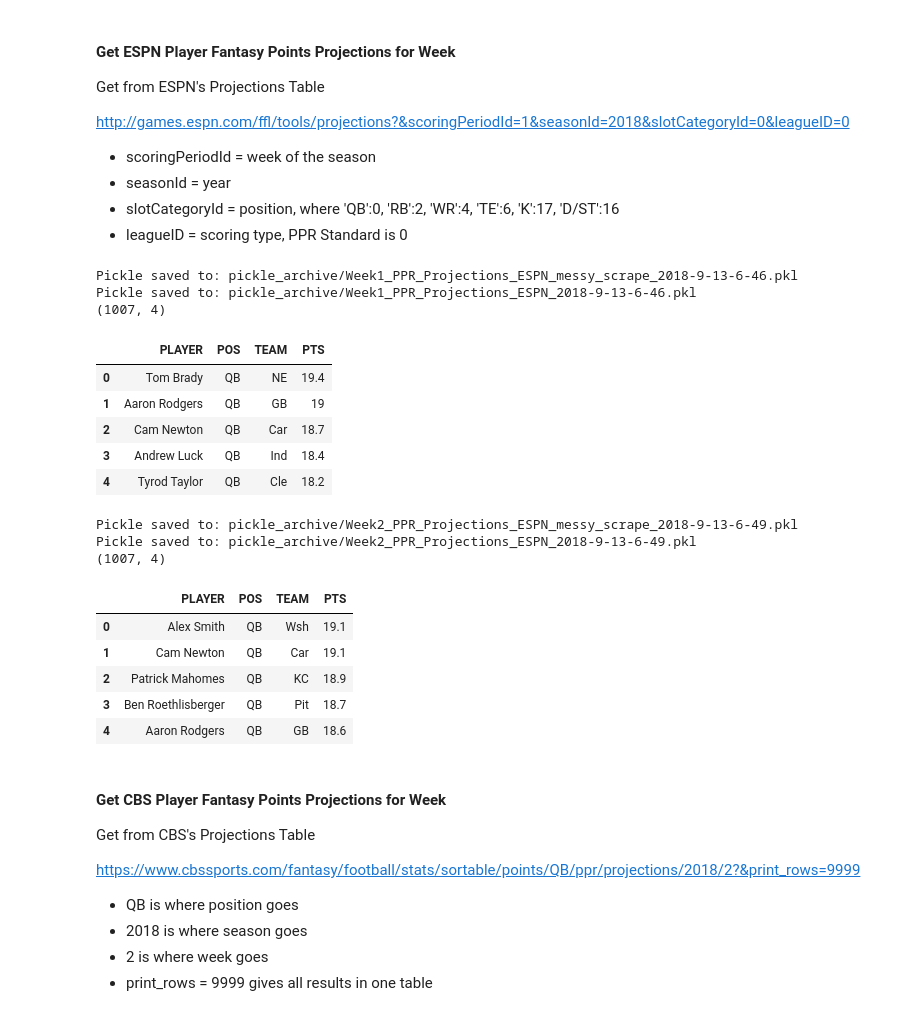
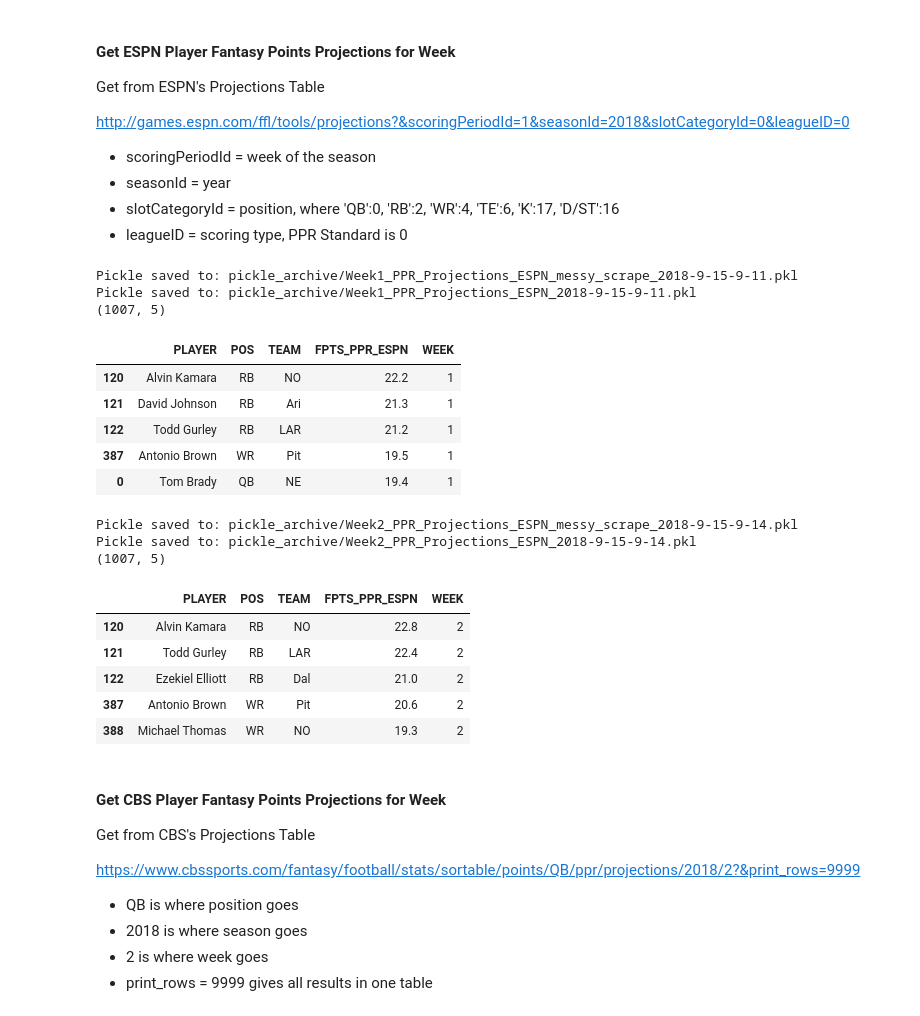
Before and after one commit to zgscherrer/Project-Fantasy-Football, a Jupyter notebook: data/Scraping Fantasy Football Data.ipynb, the cells around one changed output. Drawn from its saved outputs; the diff is of its cells as text; code cells hidden in the pictures.

```diff
--- a/data/Scraping Fantasy Football Data.ipynb
+++ b/data/Scraping Fantasy Football Data.ipynb
@@ -175,9 +179,11 @@ def format_extract_PPR_player_points_ESPN(df_scraped_ppr_espn):
     #need to remove name suffixes so can match players easier to other data - see function defined above
     df_scraped_ppr_espn['PLAYER'] = df_scraped_ppr_espn['PLAYER'].map(remove_suffixes)
 
+    #convert PTS to float type (sometimes zeros have been stored as strings)
+    df_scraped_ppr_espn['PTS'] = df_scraped_ppr_espn['PTS'].astype('float64')
 
     #for this function only extract 'PLAYER', 'POS', 'TEAM', 'PTS'
-    df_scraped_ppr_espn = df_scraped_ppr_espn[['PLAYER', 'POS', 'TEAM', 'PTS']]
+    df_scraped_ppr_espn = df_scraped_ppr_espn[['PLAYER', 'POS', 'TEAM', 'PTS', 'WEEK']].sort_values('PTS', ascending=False)
 
 
     return df_scraped_ppr_espn
@@ -298,4 +306,8 @@ def scrape_weekly_player_projections_ESPN(week, year):
     #drop any completely blank columns
     proj_ppr_espn.dropna(axis='columns', how='all', inplace=True)
 
+    #add columns that give week/season
+    proj_ppr_espn['WEEK'] = week
+    proj_ppr_espn['SEASON'] = year
+
     return proj_ppr_espn
@@ -302,26 +316,28 @@ def scrape_weekly_player_projections_ESPN(week, year):
 # %%
 #WEEK 1 PROJECTIONS
 #CALL SCRAPE AND FORMATTING OF ESPN WEEKLY PROJECTIONS - AND SAVE TO PICKLES FOR LATER USE
 
 #scrape data and save the messy full dataframe
 df_wk1_ppr_proj_espn_scrape = scrape_weekly_player_projections_ESPN(1, 2018)
 save_to_pickle(df_wk1_ppr_proj_espn_scrape, 'pickle_archive', 'Week1_PPR_Projections_ESPN_messy_scrape')
 
-#format data to extract just player pts/playr/pos/team and save the data
+#format data to extract just player pts/playr/pos/team/week and save the data
 df_wk1_ppr_proj_espn = format_extract_PPR_player_points_ESPN(df_wk1_ppr_proj_espn_scrape)
+#rename PTS column to something more descriptive
+df_wk1_ppr_proj_espn.rename(columns={'PTS':'FPTS_PPR_ESPN'}, inplace=True)
 save_to_pickle(df_wk1_ppr_proj_espn, 'pickle_archive', 'Week1_PPR_Projections_ESPN')
 print(df_wk1_ppr_proj_espn.shape)
 df_wk1_ppr_proj_espn.head()
 # %% [output]
-Pickle saved to: pickle_archive/Week1_PPR_Projections_ESPN_messy_scrape_2018-9-13-6-46.pkl
-Pickle saved to: pickle_archive/Week1_PPR_Projections_ESPN_2018-9-13-6-46.pkl
-(1007, 4)
+Pickle saved to: pickle_archive/Week1_PPR_Projections_ESPN_messy_scrape_2018-9-15-9-11.pkl
+Pickle saved to: pickle_archive/Week1_PPR_Projections_ESPN_2018-9-15-9-11.pkl
+(1007, 5)
-|  | PLAYER | POS | TEAM | PTS |
-| 0 | Tom Brady | QB | NE | 19.4 |
-| 1 | Aaron Rodgers | QB | GB | 19 |
-| 2 | Cam Newton | QB | Car | 18.7 |
-| 3 | Andrew Luck | QB | Ind | 18.4 |
-| 4 | Tyrod Taylor | QB | Cle | 18.2 |
+|  | PLAYER | POS | TEAM | FPTS_PPR_ESPN | WEEK |
+| 120 | Alvin Kamara | RB | NO | 22.2 | 1 |
+| 121 | David Johnson | RB | Ari | 21.3 | 1 |
+| 122 | Todd Gurley | RB | LAR | 21.2 | 1 |
+| 387 | Antonio Brown | WR | Pit | 19.5 | 1 |
+| 0 | Tom Brady | QB | NE | 19.4 | 1 |
 # %%
 #WEEK 2 PROJECTIONS
 #CALL SCRAPE AND FORMATTING OF ESPN WEEKLY PROJECTIONS - AND SAVE TO PICKLES FOR LATER USE
@@ -330,21 +346,23 @@ Pickle saved to: pickle_archive/Week1_PPR_Projections_ESPN_2018-9-13-6-46.pkl
 df_wk2_ppr_proj_espn_scrape = scrape_weekly_player_projections_ESPN(2, 2018)
 save_to_pickle(df_wk2_ppr_proj_espn_scrape, 'pickle_archive', 'Week2_PPR_Projections_ESPN_messy_scrape')
 
-#format data to extract just player pts/playr/pos/team and save the data
+#format data to extract just player pts/playr/pos/team/week and save the data
 df_wk2_ppr_proj_espn = format_extract_PPR_player_points_ESPN(df_wk2_ppr_proj_espn_scrape)
+#rename PTS column to something more descriptive
+df_wk2_ppr_proj_espn.rename(columns={'PTS':'FPTS_PPR_ESPN'}, inplace=True)
 save_to_pickle(df_wk2_ppr_proj_espn, 'pickle_archive', 'Week2_PPR_Projections_ESPN')
 print(df_wk2_ppr_proj_espn.shape)
 df_wk2_ppr_proj_espn.head()
 # %% [output]
-Pickle saved to: pickle_archive/Week2_PPR_Projections_ESPN_messy_scrape_2018-9-13-6-49.pkl
-Pickle saved to: pickle_archive/Week2_PPR_Projections_ESPN_2018-9-13-6-49.pkl
-(1007, 4)
+Pickle saved to: pickle_archive/Week2_PPR_Projections_ESPN_messy_scrape_2018-9-15-9-14.pkl
+Pickle saved to: pickle_archive/Week2_PPR_Projections_ESPN_2018-9-15-9-14.pkl
+(1007, 5)
-|  | PLAYER | POS | TEAM | PTS |
-| 0 | Alex Smith | QB | Wsh | 19.1 |
-| 1 | Cam Newton | QB | Car | 19.1 |
-| 2 | Patrick Mahomes | QB | KC | 18.9 |
-| 3 | Ben Roethlisberger | QB | Pit | 18.7 |
-| 4 | Aaron Rodgers | QB | GB | 18.6 |
+|  | PLAYER | POS | TEAM | FPTS_PPR_ESPN | WEEK |
+| 120 | Alvin Kamara | RB | NO | 22.8 | 2 |
+| 121 | Todd Gurley | RB | LAR | 22.4 | 2 |
+| 122 | Ezekiel Elliott | RB | Dal | 21.0 | 2 |
+| 387 | Antonio Brown | WR | Pit | 20.6 | 2 |
+| 388 | Michael Thomas | WR | NO | 19.3 | 2 |
 # %% [markdown]
 #### Get CBS Player Fantasy Points Projections for Week
 Get from CBS's Projections Table
```
Also changed, not shown: parts of 40 cells of this notebook, 26 other files.
